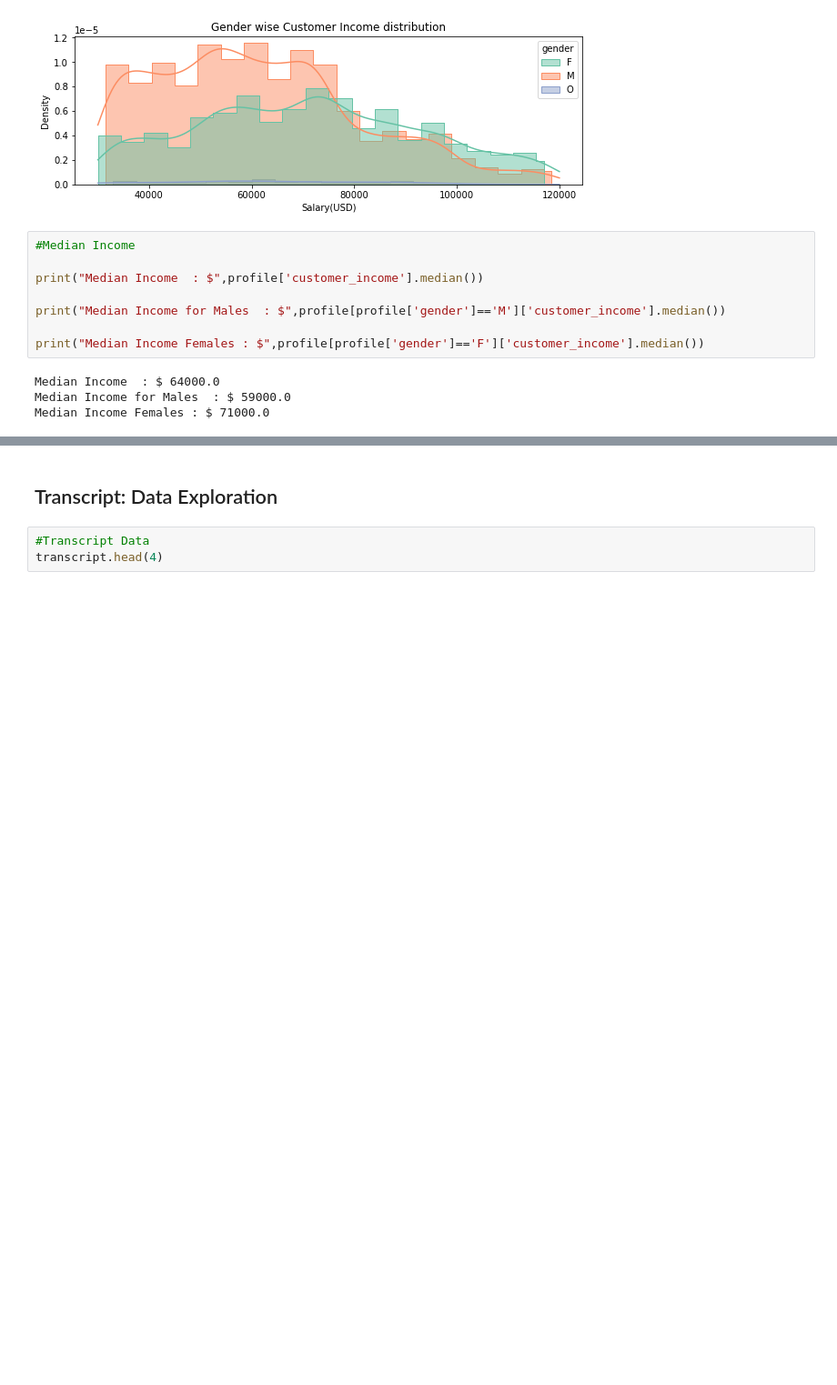
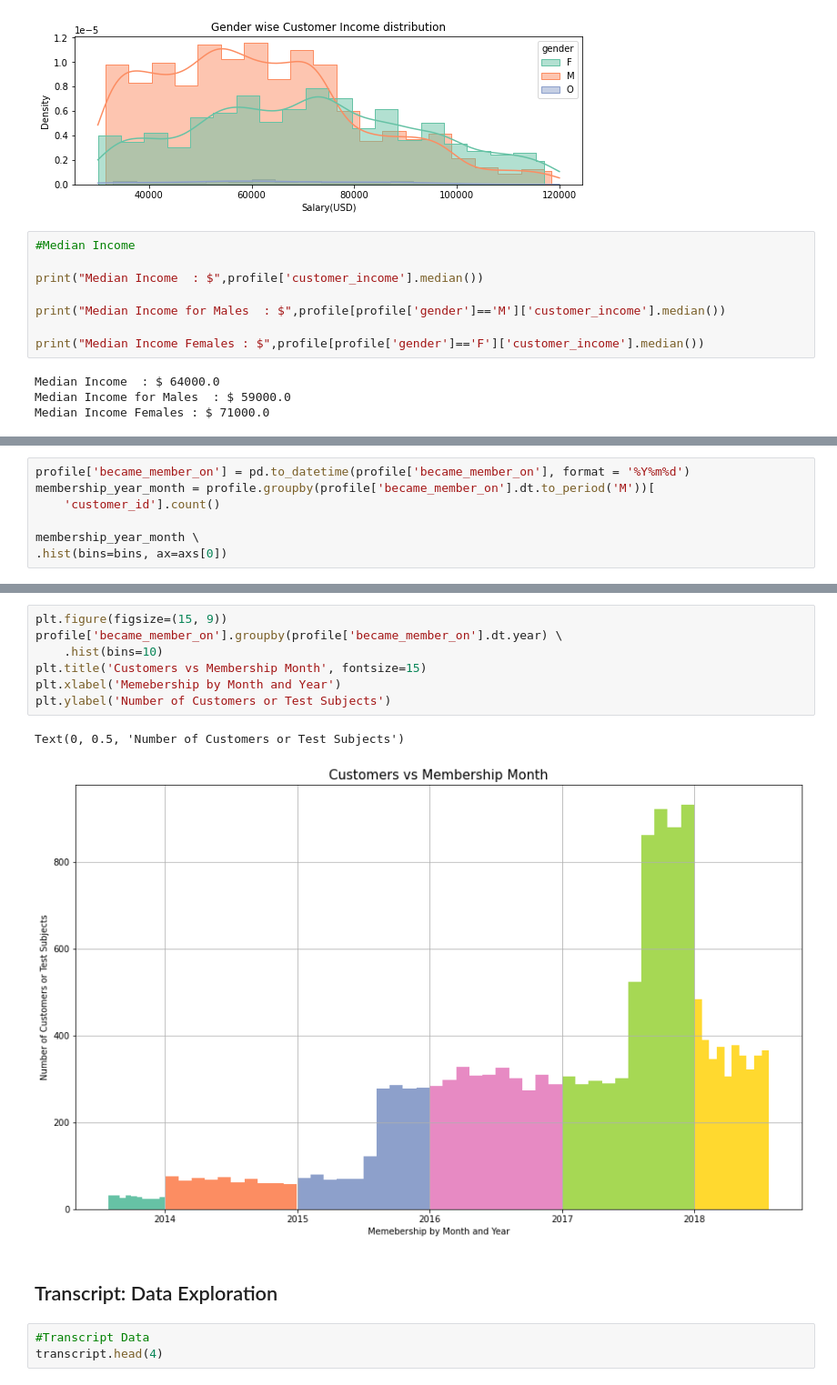
Before and after one commit to Arjunar92/Starbucks_Customer_Segmentation_Project, a Jupyter notebook: Starbucks_Capstone_Data_Exploration.ipynb, the cells around one changed output, grey strips where cells are left out. Shown at 91% size. Cells and saved outputs as stored; diff of their text form; blank space fills up the shorter version.

```diff
--- a/Starbucks_Capstone_Data_Exploration.ipynb
+++ b/Starbucks_Capstone_Data_Exploration.ipynb
@@ -356,0 +380,7 @@ Median Income Females : $ 71000.0
+# %%
+profile['became_member_on'] = pd.to_datetime(profile['became_member_on'], format = '%Y%m%d')
+membership_year_month = profile.groupby(profile['became_member_on'].dt.to_period('M'))[
+    'customer_id'].count()
+
+membership_year_month \
+.hist(bins=bins, ax=axs[0])
@@ -357,3 +389,13 @@ Median Income Females : $ 71000.0
+# %%
+plt.figure(figsize=(15, 9))
+profile['became_member_on'].groupby(profile['became_member_on'].dt.year) \
+    .hist(bins=10)
+plt.title('Customers vs Membership Month', fontsize=15)
+plt.xlabel('Memebership by Month and Year')
+plt.ylabel('Number of Customers or Test Subjects')
+# %% [output]
+Text(0, 0.5, 'Number of Customers or Test Subjects')
+[figure, added]
 # %% [markdown]
 ## Transcript: Data Exploration
 # %%
```
Also changed, not shown: parts of 4 cells of this notebook.
